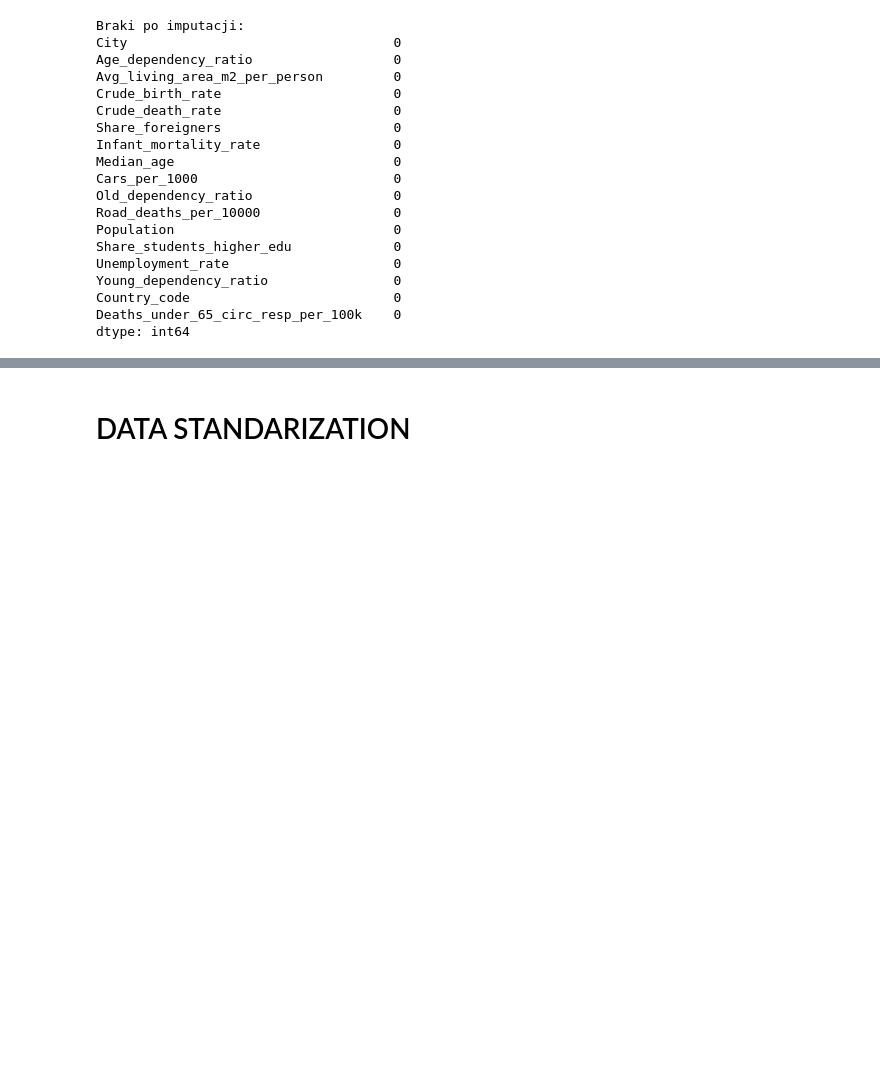
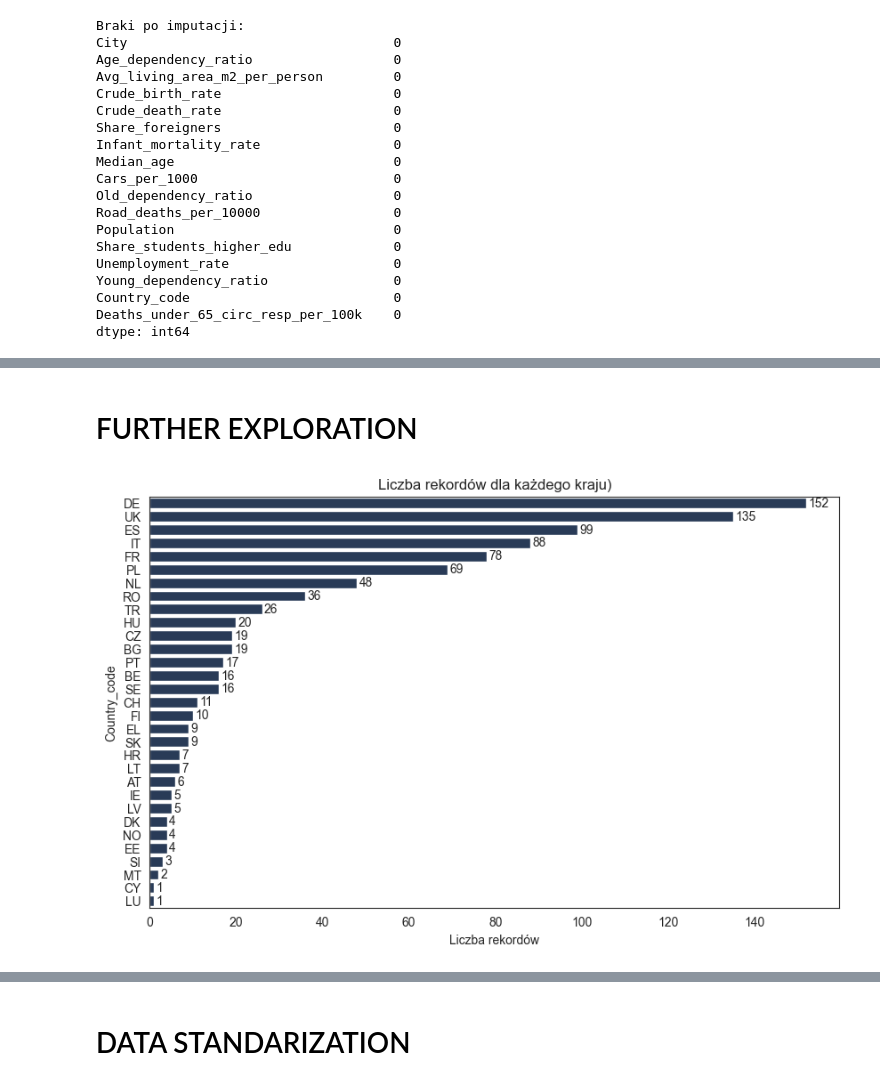
Before and after one commit to MichalWronskiMW/european_cities_clustering, a Jupyter notebook: notebooks/02_data_exploration_and_processing.ipynb, the cells around one changed output, grey strips where cells are left out. Cells and saved outputs as stored; diff of their text form; code cells hidden in the pictures; blank space fills up the shorter version.

```diff
--- a/notebooks/02_data_exploration_and_processing.ipynb
+++ b/notebooks/02_data_exploration_and_processing.ipynb
@@ -320,0 +382,20 @@ df
+# %% [markdown]
+# FURTHER EXPLORATION
+# %%
+# Obliczamy liczność i sortujemy malejąco
+counts = df['Country_code'].value_counts().sort_values(ascending=False)
+
+# Tworzymy wykres poziomy
+plt.figure(figsize=(10, 6))
+ax = sns.barplot(x=counts.values, y=counts.index, color='#223A5E')
+
+# Dodajemy etykiety liczności na końcach słupków
+for i, value in enumerate(counts.values):
+    ax.text(value + 0.5, i, str(value), va='center')
+
+plt.title('Liczba rekordów dla każdego kraju)')
+plt.xlabel('Liczba rekordów')
+
+plt.show()
+# %% [output]
+[figure, added]
```
Also changed, not shown: parts of 18 cells of this notebook, 11 other files.
